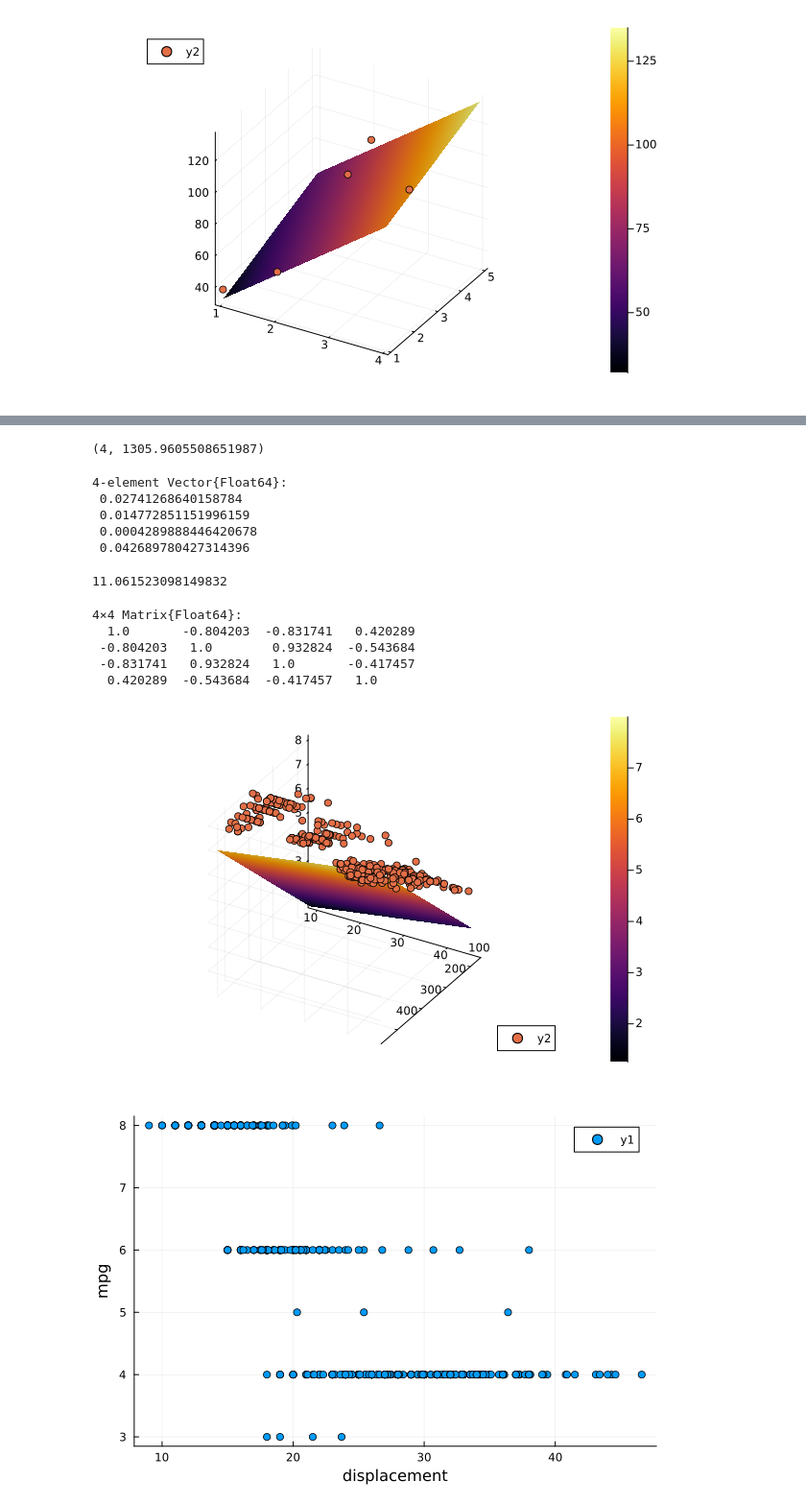
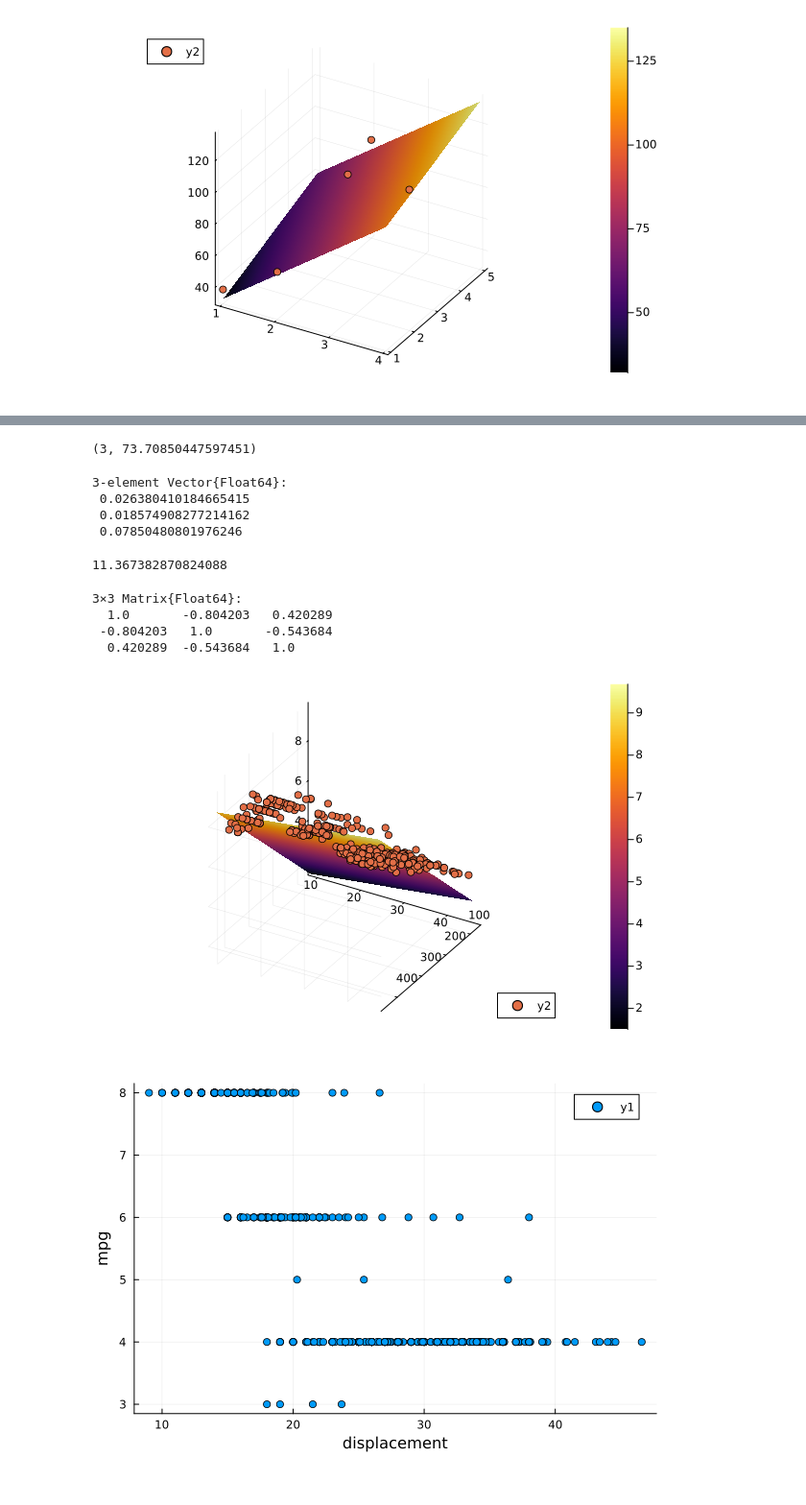
Before and after one commit to sherna90/computacion_numerica, a Jupyter notebook: 8-Minimos_cuadrados.ipynb, the cells around one changed output, grey strips where cells are left out. Shown at 96% size. Drawn from its saved outputs; the diff is of its cells as text; code cells hidden in the pictures.

```diff
--- a/8-Minimos_cuadrados.ipynb
+++ b/8-Minimos_cuadrados.ipynb
@@ -178,42 +178,48 @@ mat=split.(data);
 mat=[ [ tryparse(Float64,x) for x in mat[i]] for i in range(1,length(mat))];
 mat=transpose(reduce(hcat,mat));
 # %%
-A=hcat(mat[:,1],mat[:,3],mat[:,5],mat[:,6]);
+A=hcat(mat[:,1],mat[:,3],mat[:,6]);
 y=mat[:,2];
 # %%
+using LinearAlgebra
+
 rank(A),cond(A)
 # %% [output]
-(4, 1305.9605508651987)
+(3, 73.70850447597451)
 # %%
 x=pinv(A)*y
 # %% [output]
-4-element Vector{Float64}:
- 0.02741268640158784
- 0.014772851151996159
- 0.0004289888446420678
- 0.042689780427314396
+3-element Vector{Float64}:
+ 0.026380410184665415
+ 0.018574908277214162
+ 0.07850480801976246
 # %%
 norm(A*x-y)
 # %% [output]
-11.061523098149832
+11.367382870824088
 # %%
 using Statistics
 
 cor(A)
 # %% [output]
-4×4 Matrix{Float64}:
-  1.0       -0.804203  -0.831741   0.420289
- -0.804203   1.0        0.932824  -0.543684
- -0.831741   0.932824   1.0       -0.417457
-  0.420289  -0.543684  -0.417457   1.0
+3×3 Matrix{Float64}:
+  1.0       -0.804203   0.420289
+ -0.804203   1.0       -0.543684
+  0.420289  -0.543684   1.0
 # %%
+using Plots
+
 a1 =range(minimum(A[:,1]), stop = maximum(A[:,1]), length = 100)
 a2 =range(minimum(A[:,2]), stop = maximum(A[:,2]), length = 100)
 
+function lin_fun(x::Vector,w::Vector)
+    return x[1]*w[1]+x[2]*w[2]
+  end
+
 surface(a1, a2, (a1, a2) -> lin_fun([a1,a2],x),camera=(-30,-30))
 scatter3d!(A[:,1],A[:,2],y)
 # %% [output]
-[figure, old version]
+[figure, new version]
 # %%
 scatter(A[:,1],y)
 xlabel!("displacement")
```
Also changed, not shown: parts of 1 cell of this notebook.
